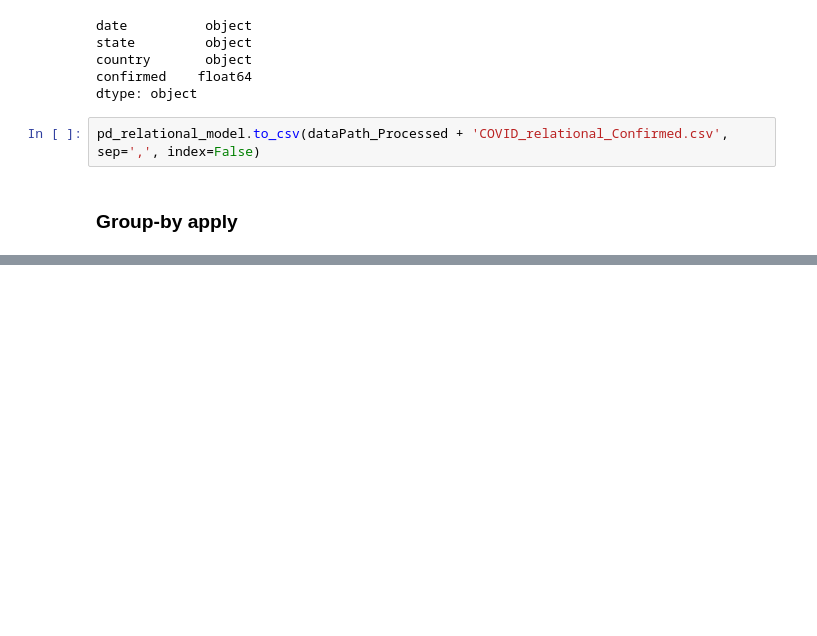
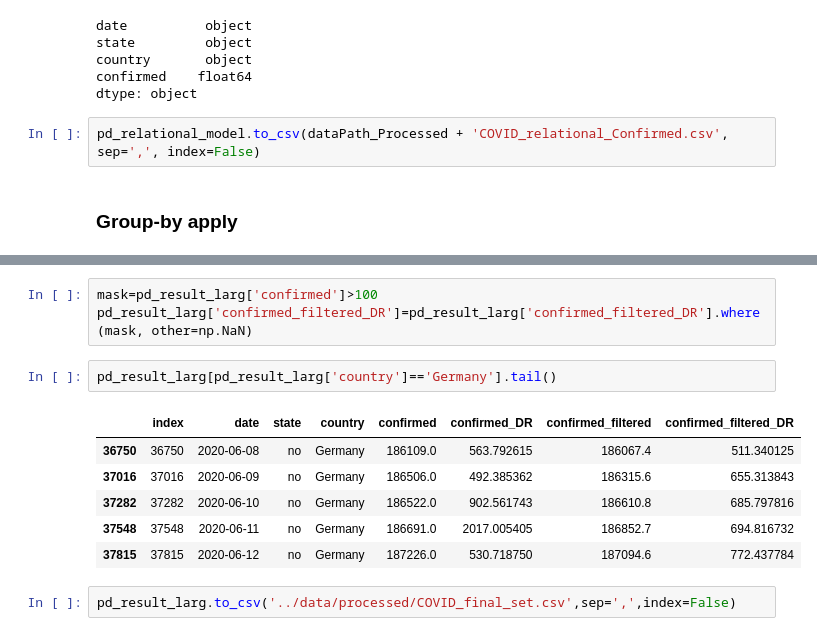
Before and after one commit to ebinzacharias/ads_COVID-19, a Jupyter notebook: notebooks/Relational_Data_Model.ipynb, the cells around one changed output, grey strips where cells are left out. Cells and saved outputs as stored; diff of their text form; blank space fills up the shorter version.

```diff
--- a/notebooks/Relational_Data_Model.ipynb
+++ b/notebooks/Relational_Data_Model.ipynb
@@ -83,0 +281,14 @@ pd_JH_data.head()
+# %%
+mask=pd_result_larg['confirmed']>100
+pd_result_larg['confirmed_filtered_DR']=pd_result_larg['confirmed_filtered_DR'].where(mask, other=np.NaN)
+# %%
+pd_result_larg[pd_result_larg['country']=='Germany'].tail()
+# %% [output]
+|  | index | date | state | country | confirmed | confirmed_DR | confirmed_filtered | confirmed_filtered_DR |
+| 36750 | 36750 | 2020-06-08 | no | Germany | 186109.0 | 563.792615 | 186067.4 | 511.340125 |
+| 37016 | 37016 | 2020-06-09 | no | Germany | 186506.0 | 492.385362 | 186315.6 | 655.313843 |
+| 37282 | 37282 | 2020-06-10 | no | Germany | 186522.0 | 902.561743 | 186610.8 | 685.797816 |
+| 37548 | 37548 | 2020-06-11 | no | Germany | 186691.0 | 2017.005405 | 186852.7 | 694.816732 |
+| 37815 | 37815 | 2020-06-12 | no | Germany | 187226.0 | 530.718750 | 187094.6 | 772.437784 |
+# %%
+pd_result_larg.to_csv('../data/processed/COVID_final_set.csv',sep=',',index=False)
```
Also changed, not shown: parts of 22 cells of this notebook, 7 other files.
